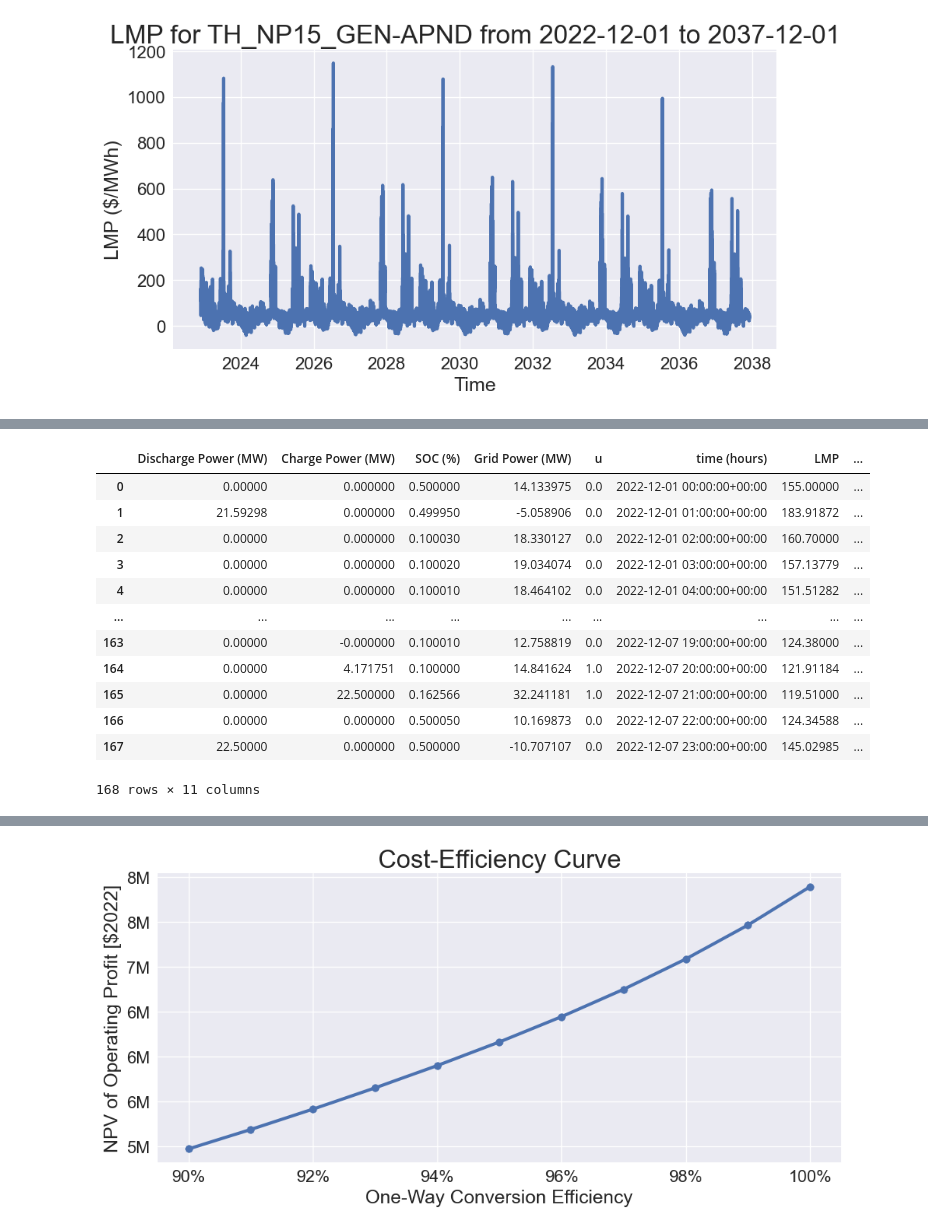
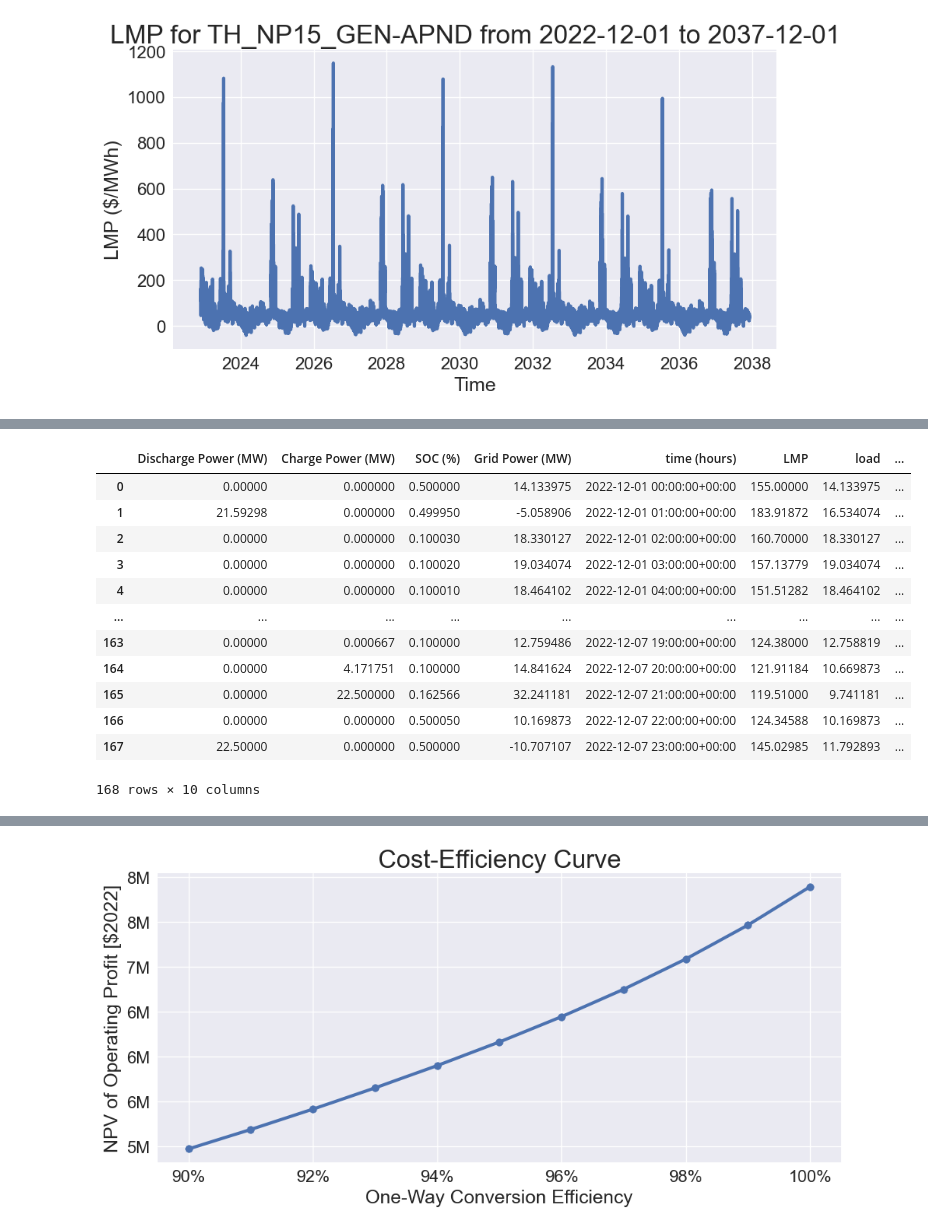
Before and after one commit to jstayn/energy-modeling, a Jupyter notebook: dev_notebook.ipynb, the cells around one changed output, grey strips where cells are left out. Cells and saved outputs as stored; diff of their text form; code cells hidden in the pictures.

```diff
--- a/dev_notebook.ipynb
+++ b/dev_notebook.ipynb
@@ -476,7 +476,7 @@ load_IT_const = 15  # MW
 load_IT_variation = 5  # MW (this will vary sinusoidally)
 load_cooling = 1  # MW (this will peak in the middle of the day)
 
-num_steps = len(LMP_data_long)
+num_steps = len(LMP_data)
 x = np.arange(num_steps)
 
 load_profile = np.ones(num_steps) * load_IT_const + load_IT_variation * np.sin(4 * np.pi * x / 24) + load_cooling * np.sin(2 * np.pi * (x - 8) / 24)  # Base load in MW
@@ -487,6 +487,6 @@ plt.title('Load Profile (MW)')
 plt.xlabel('Hour')
 plt.ylabel('Load (MW)')
 
-load_df = pd.DataFrame({'INTERVAL_START': LMP_data_long['INTERVAL_START'], 'load': load_profile})
-load_df.merge(LMP_data_long, on='INTERVAL_START').to_csv(os.path.join(folderpath, f"{node}_load_profile.csv"), index=False)
+load_df = pd.DataFrame({'INTERVAL_START': LMP_data['INTERVAL_START'], 'load': load_profile})
+load_df.merge(LMP_data, on='INTERVAL_START').to_csv(os.path.join(folderpath, f"{node}_load_profile.csv"), index=False)
 # %% [output]
@@ -539,7 +540,7 @@ def battery_model(input_ts, input_scalar):
     m.P_c = pyo.Var(m.t, within=pyo.NonNegativeReals, doc='Charge power (MW)')
     m.S = pyo.Var(m.t, within=pyo.NonNegativeReals, doc='State of charge')
     m.P_m = pyo.Var(m.t, within=pyo.Reals, doc='Net Power (MW)')
-    m.u = pyo.Var(m.t, within=pyo.Binary, doc="Charging vs Discharging")
+    # m.u = pyo.Var(m.t, within=pyo.Binary, doc="Charging vs Discharging")
 
     # Set constraints
 
@@ -572,11 +573,11 @@ def battery_model(input_ts, input_scalar):
     m.boundary_conditions = pyo.Constraint(m.t, rule=boundary_conditions_rule, doc='SOC boundary conditions constraint')
 
     def max_charge_power_rule(m, t):
-        return m.P_c[t] <= m.P_c_max * m.u[t]  # Charge when u=1
+        return m.P_c[t] <= m.P_c_max  # Charge when u=1
     m.max_charge_power = pyo.Constraint(m.t, rule=max_charge_power_rule, doc='Max charge power constraint')
 
     def max_discharge_power_rule(m, t):
-        return m.P_d[t] <= m.P_d_max * (1 - m.u[t])  # Discharge when u = 0
+        return m.P_d[t] <= m.P_d_max   # Discharge when u = 0
     m.max_discharge_power = pyo.Constraint(m.t, rule=max_discharge_power_rule, doc='Max discharge power constraint')
 
     def soc_min_rule(m, t):
@@ -626,7 +627,18 @@ Presolve reductions: rows 667(-510); columns 667(-173); nonzeros 1666(-852)
 # %%
 # Extract results
 
-def extract_results(m, input_ts, finance_inputs):
+def extract_results(m, input_ts):
+    model_vars = m.component_map(ctype=pyo.Var)
+    df_out = pd.DataFrame({var.name: [var[t].value for t in m.t] for var in model_vars.values()})
+
+    # Populate results df
+    df_out['time (hours)'] = input_ts['INTERVAL_START']
+    df_out['LMP'] = input_ts['LMP']  # Merge on time next time?
+    df_out['load'] = input_ts['load']
+
+    return df_out
+
+def calculate_profit(m, input_ts, finance_inputs):
     """
     Extract model outputs and compute financial performance metrics for a
     battery storage dispatch simulation.
@@ -683,13 +695,15 @@ def extract_results(m, input_ts, finance_inputs):
     - All discounting is relative to the first timestamp in `input_ts`.
     """
 
-    model_vars = m.component_map(ctype=pyo.Var)
-    df_results = pd.DataFrame({var.name: [var[t].value for t in m.t] for var in model_vars.values()})
+    # model_vars = m.component_map(ctype=pyo.Var)
+    # df_results = pd.DataFrame({var.name: [var[t].value for t in m.t] for var in model_vars.values()})
 
-    # Populate results df
-    df_results['time (hours)'] = input_ts['INTERVAL_START']
-    df_results['LMP'] = input_ts['LMP']  # Merge on time next time?
-    df_results['load'] = input_ts['load']
+    # # Populate results df
+    # df_results['time (hours)'] = input_ts['INTERVAL_START']
+    # df_results['LMP'] = input_ts['LMP']  # Merge on time next time?
+    # df_results['load'] = input_ts['load']
+
+    df_results = extract_results(m, input_ts)
 
 
     # Calculate profit
@@ -712,47 +726,47 @@ def extract_results(m, input_ts, finance_inputs):
 
     # Financial Calculations
     # Note that this discounts everything back to the first day of the simulation.
     start_date = df_results['time (hours)'].min()
     daily_finances = df_results.set_index('time (hours)')[['battery_profit']].resample('D').sum()
     daily_finances['day_of_sim'] = [x.days for x in daily_finances.index - start_date]
     daily_finances['discounted_profit'] = daily_finances['battery_profit'] / (1 + daily_discount_rate) ** daily_finances['day_of_sim']
     npv_op_profit = daily_finances['discounted_profit'].sum()
 
     return df_results, npv_op_profit, daily_finances
 
 
-df_results, npv_battery, daily_finances = extract_results(m, input_ts, input_scalar)
+df_results, npv_battery, daily_finances = calculate_profit(m, input_ts, input_scalar)
 # # Parameters for cost calculations
 # battery_cost = 10000  # Example battery cost
 # loan_rate = 0.06  # Yearly
 # monthly_loan_rate = 0.04 / 12  # Assumes loan rate is APR, which uses the (rate/12) formula
 # loan_term = 20  # Years
 
 # # Calculate NPV of battery cost
 # monthly_loan_payment = npf.pmt(monthly_loan_rate, loan_term * 12, -battery_cost)
 # loan_payments = np.ones(loan_term * 12) * -monthly_loan_payment
 # cost_npv = npf.npv(monthly_loan_rate, loan_payments)
 
 
 # # Calculate NPV of battery profit
 # npv_total = npv_battery - cost_npv
 # print(f'NPV of battery profit: {npv_total:.2f}')
 
 df_results
 # %% [output]
-|  | Discharge Power (MW) | Charge Power (MW) | SOC (%) | Grid Power (MW) | u | time (hours) | LMP | ... |
-| 0 | 0.00000 | 0.000000 | 0.500000 | 14.133975 | 0.0 | 2022-12-01 00:00:00+00:00 | 155.00000 | ... |
-| 1 | 21.59298 | 0.000000 | 0.499950 | -5.058906 | 0.0 | 2022-12-01 01:00:00+00:00 | 183.91872 | ... |
-| 2 | 0.00000 | 0.000000 | 0.100030 | 18.330127 | 0.0 | 2022-12-01 02:00:00+00:00 | 160.70000 | ... |
-| 3 | 0.00000 | 0.000000 | 0.100020 | 19.034074 | 0.0 | 2022-12-01 03:00:00+00:00 | 157.13779 | ... |
-| 4 | 0.00000 | 0.000000 | 0.100010 | 18.464102 | 0.0 | 2022-12-01 04:00:00+00:00 | 151.51282 | ... |
+|  | Discharge Power (MW) | Charge Power (MW) | SOC (%) | Grid Power (MW) | time (hours) | LMP | load | ... |
+| 0 | 0.00000 | 0.000000 | 0.500000 | 14.133975 | 2022-12-01 00:00:00+00:00 | 155.00000 | 14.133975 | ... |
+| 1 | 21.59298 | 0.000000 | 0.499950 | -5.058906 | 2022-12-01 01:00:00+00:00 | 183.91872 | 16.534074 | ... |
+| 2 | 0.00000 | 0.000000 | 0.100030 | 18.330127 | 2022-12-01 02:00:00+00:00 | 160.70000 | 18.330127 | ... |
+| 3 | 0.00000 | 0.000000 | 0.100020 | 19.034074 | 2022-12-01 03:00:00+00:00 | 157.13779 | 19.034074 | ... |
+| 4 | 0.00000 | 0.000000 | 0.100010 | 18.464102 | 2022-12-01 04:00:00+00:00 | 151.51282 | 18.464102 | ... |
 | ... | ... | ... | ... | ... | ... | ... | ... | ... |
-| 163 | 0.00000 | -0.000000 | 0.100010 | 12.758819 | 0.0 | 2022-12-07 19:00:00+00:00 | 124.38000 | ... |
-| 164 | 0.00000 | 4.171751 | 0.100000 | 14.841624 | 1.0 | 2022-12-07 20:00:00+00:00 | 121.91184 | ... |
-| 165 | 0.00000 | 22.500000 | 0.162566 | 32.241181 | 1.0 | 2022-12-07 21:00:00+00:00 | 119.51000 | ... |
-| 166 | 0.00000 | 0.000000 | 0.500050 | 10.169873 | 0.0 | 2022-12-07 22:00:00+00:00 | 124.34588 | ... |
-| 167 | 22.50000 | 0.000000 | 0.500000 | -10.707107 | 0.0 | 2022-12-07 23:00:00+00:00 | 145.02985 | ... |
+| 163 | 0.00000 | 0.000667 | 0.100000 | 12.759486 | 2022-12-07 19:00:00+00:00 | 124.38000 | 12.758819 | ... |
+| 164 | 0.00000 | 4.171751 | 0.100000 | 14.841624 | 2022-12-07 20:00:00+00:00 | 121.91184 | 10.669873 | ... |
+| 165 | 0.00000 | 22.500000 | 0.162566 | 32.241181 | 2022-12-07 21:00:00+00:00 | 119.51000 | 9.741181 | ... |
+| 166 | 0.00000 | 0.000000 | 0.500050 | 10.169873 | 2022-12-07 22:00:00+00:00 | 124.34588 | 10.169873 | ... |
+| 167 | 22.50000 | 0.000000 | 0.500000 | -10.707107 | 2022-12-07 23:00:00+00:00 | 145.02985 | 11.792893 | ... |
-168 rows × 11 columns
+168 rows × 10 columns
 # %%
 # Put it all together into one loop
 
```
Also changed, not shown: parts of 5 cells of this notebook, 10 other files.
